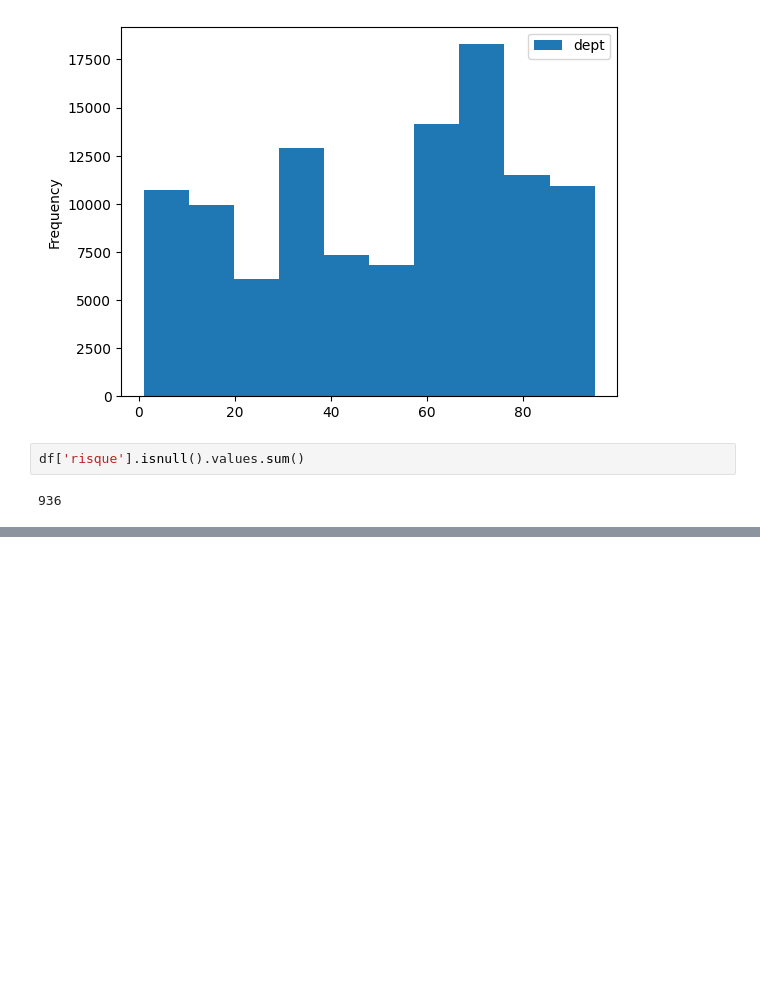
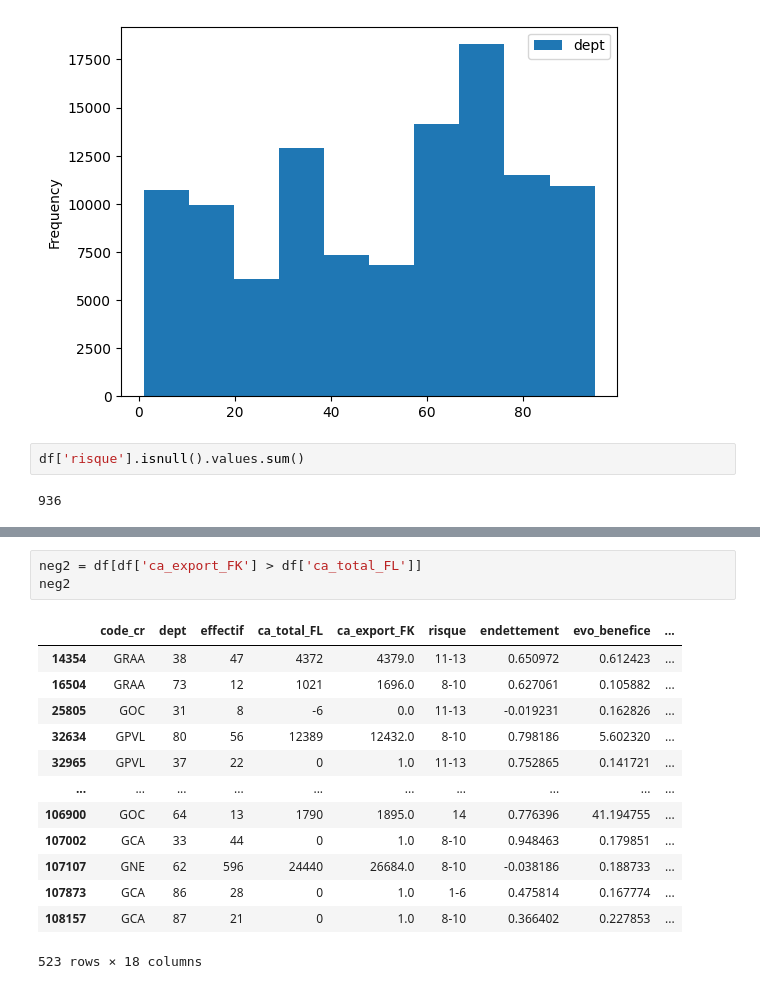
Before and after one commit to iammouadagr/app-bi-Prospect-compagnie-assurances, a Jupyter notebook: exploration.ipynb, the cells around one changed output, grey strips where cells are left out. Saved outputs shown, nothing was run; the diff lists cells and outputs as text; blank space fills up the shorter version.

```diff
--- a/exploration.ipynb
+++ b/exploration.ipynb
@@ -103,0 +109,17 @@ Median ratio benef:  3.11367562731436
+# %%
+neg2 = df[df['ca_export_FK'] > df['ca_total_FL']]
+neg2
+# %% [output]
+|  | code_cr | dept | effectif | ca_total_FL | ca_export_FK | risque | endettement | evo_benefice | ... |
+| 14354 | GRAA | 38 | 47 | 4372 | 4379.0 | 11-13 | 0.650972 | 0.612423 | ... |
+| 16504 | GRAA | 73 | 12 | 1021 | 1696.0 | 8-10 | 0.627061 | 0.105882 | ... |
+| 25805 | GOC | 31 | 8 | -6 | 0.0 | 11-13 | -0.019231 | 0.162826 | ... |
+| 32634 | GPVL | 80 | 56 | 12389 | 12432.0 | 8-10 | 0.798186 | 5.602320 | ... |
+| 32965 | GPVL | 37 | 22 | 0 | 1.0 | 11-13 | 0.752865 | 0.141721 | ... |
+| ... | ... | ... | ... | ... | ... | ... | ... | ... | ... |
+| 106900 | GOC | 64 | 13 | 1790 | 1895.0 | 14 | 0.776396 | 41.194755 | ... |
+| 107002 | GCA | 33 | 44 | 0 | 1.0 | 8-10 | 0.948463 | 0.179851 | ... |
+| 107107 | GNE | 62 | 596 | 24440 | 26684.0 | 8-10 | -0.038186 | 0.188733 | ... |
+| 107873 | GCA | 86 | 28 | 0 | 1.0 | 1-6 | 0.475814 | 0.167774 | ... |
+| 108157 | GCA | 87 | 21 | 0 | 1.0 | 8-10 | 0.366402 | 0.227853 | ... |
+523 rows × 18 columns
```
Also changed, not shown: parts of 11 cells of this notebook.
